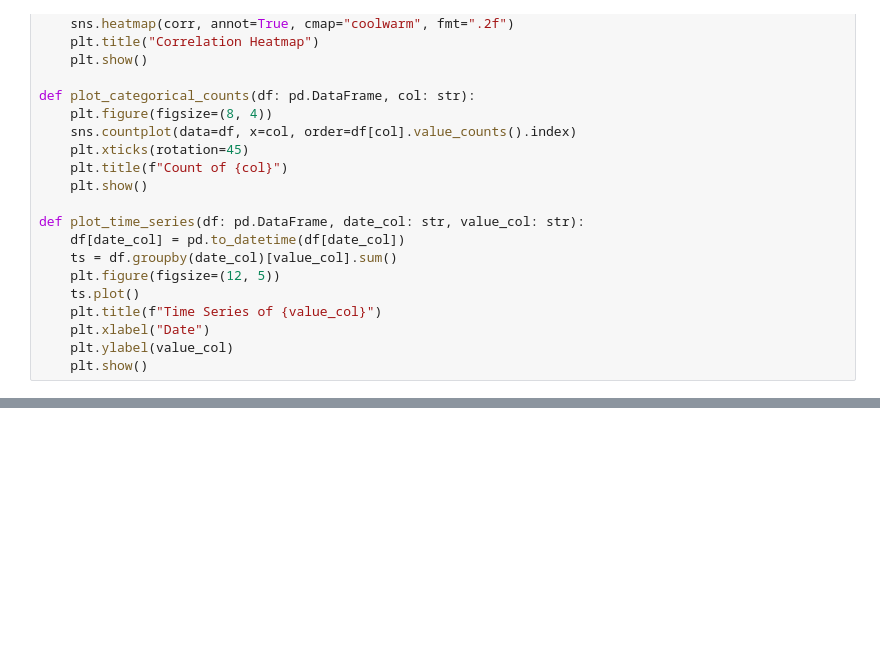
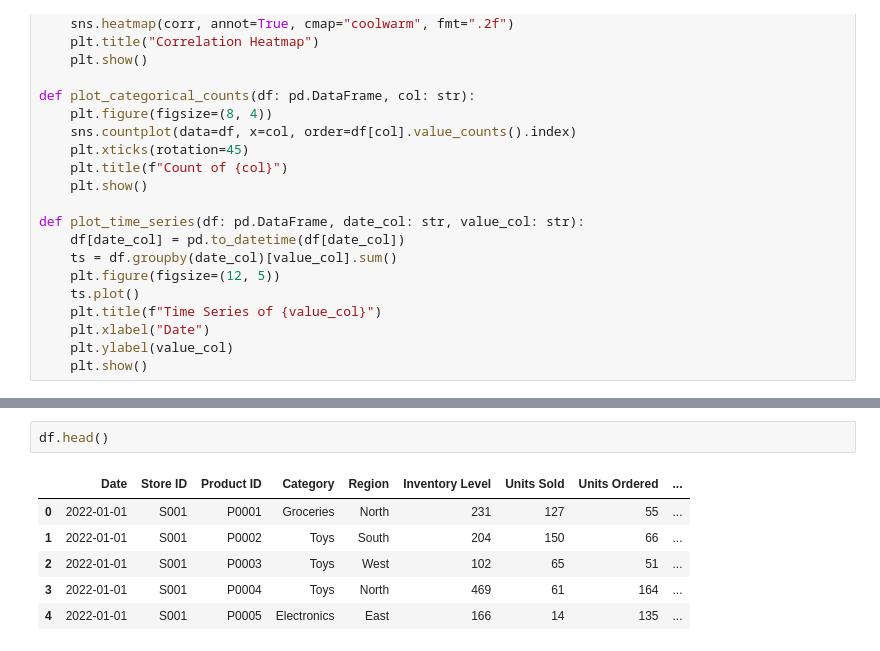
Before and after one commit to mrifala29/credit-risk-prediction, a Jupyter notebook: notebooks/eda.ipynb, the cells around one changed output, grey strips where cells are left out. Cells and saved outputs as stored; diff of their text form; blank space fills up the shorter version.

```diff
--- a/notebooks/eda.ipynb
+++ b/notebooks/eda.ipynb
@@ -65,0 +93,9 @@ FileNotFoundError: File data/retail_store_inventory.csv tidak ditemukan
+# %%
+df.head()
+# %% [output]
+|  | Date | Store ID | Product ID | Category | Region | Inventory Level | Units Sold | Units Ordered | ... |
+| 0 | 2022-01-01 | S001 | P0001 | Groceries | North | 231 | 127 | 55 | ... |
+| 1 | 2022-01-01 | S001 | P0002 | Toys | South | 204 | 150 | 66 | ... |
+| 2 | 2022-01-01 | S001 | P0003 | Toys | West | 102 | 65 | 51 | ... |
+| 3 | 2022-01-01 | S001 | P0004 | Toys | North | 469 | 61 | 164 | ... |
+| 4 | 2022-01-01 | S001 | P0005 | Electronics | East | 166 | 14 | 135 | ... |
```
Also changed, not shown: parts of 2 cells of this notebook, 2 other files.
